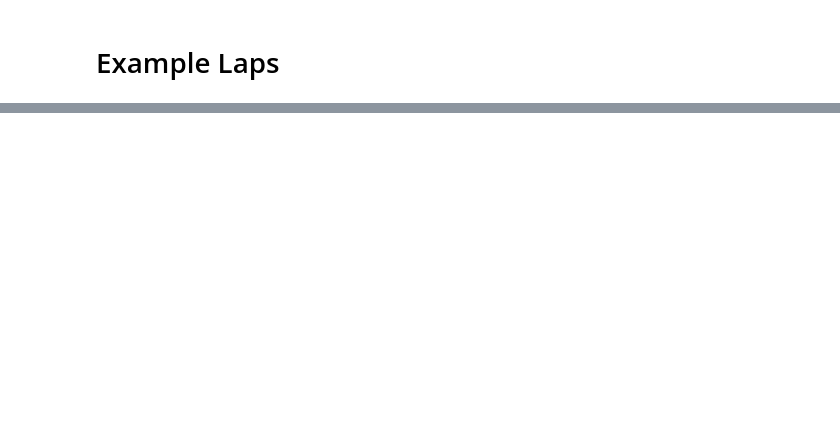
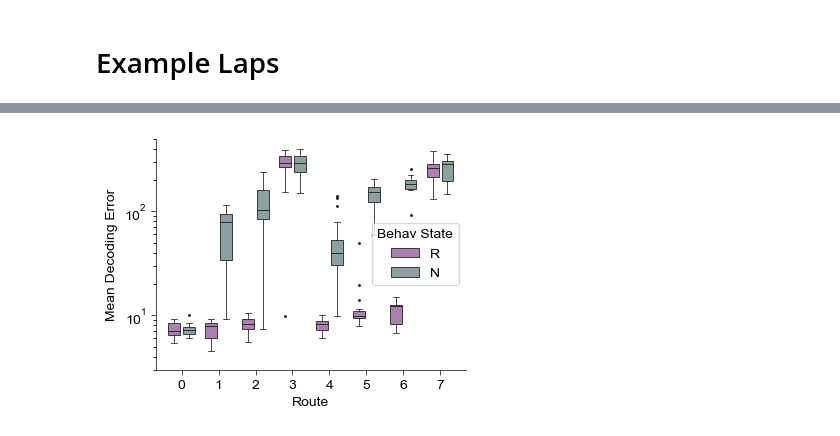
Before and after one commit to YAO-Shuyang/PlotFigures, a Jupyter notebook: NodeFigures/Fig0860 - Decoding Retrieval With GNB.ipynb, the cells around one changed output, grey strips where cells are left out. Drawn from its saved outputs; the diff is of its cells as text; code cells hidden in the pictures; blank space fills up the shorter version.

```diff
--- a/NodeFigures/Fig0860 - Decoding Retrieval With GNB.ipynb
+++ b/NodeFigures/Fig0860 - Decoding Retrieval With GNB.ipynb
@@ -534,11 +270,0 @@ print(neural_traj.shape)
-# %%
-pca = PCA(n_components=30)
-denoised_data = pca.fit_transform(trace['RawTraces'].T)#neural_traj.T)
-
-n_points = 15000
-n_components = 3
-
-"""
-with open(join(loc, "isomap_model_ntj.pkl"), 'rb') as handle:
-    isomap_model = pickle.load(handle)
-"""
@@ -660,0 +273,84 @@ for i in range(len(f2)):
+# %%
+
+if exists(join(figdata, f" {code_id} [Behavioral Retriev vs. Decoding Error].pkl")) == False:
+    BehavR_DecodErr = {
+        "MiceID": [],
+        "Session": [],
+        "Route": [],
+        "Mean Decoding Error": [],
+        "Behav State": []
+    }
+    session_convertor = {
+        10212: np.arange(-5, 2),
+        10224: np.arange(7),
+        10227: np.arange(-3, 4),
+        10232: np.arange(-1, 6)
+    }
+    for mouse in [10212, 10224, 10227, 10232]:
+        with open(join(dir_name, f"{mouse}.pkl"), 'rb') as f:
+            res = pickle.load(f)
+
+        smoothed_loss_traj = res['raw_smoothed_loss_traj']
+        hidden_state_traj = res['raw_hidden_state_traj']
+        session_traj = res['raw_session_traj']
+        route_traj = res['raw_route_traj']
+
+        for s in range(7):
+            for r in range(7):
+                idx = np.where((session_traj == s)&(route_traj == r))[0]
+
+                mean_loss_0 = np.nanmedian(smoothed_loss_traj[idx][hidden_state_traj[idx] == 0])
+                mean_loss_1 = np.nanmedian(smoothed_loss_traj[idx][hidden_state_traj[idx] == 1])
+
+                BehavR_DecodErr['MiceID'] += [mouse, mouse]
+                BehavR_DecodErr['Session'] += [s, s]
+                if session_convertor[mouse][s] >= 0 and r == 6:
+                    BehavR_DecodErr['Route'] += [r+1, r+1]
+                else:
+                    BehavR_DecodErr['Route'] += [r, r]
+
+                BehavR_DecodErr['Mean Decoding Error'] += [mean_loss_0, mean_loss_1]
+                BehavR_DecodErr['Behav State'] += ['R', 'N']
+
+    for k in BehavR_DecodErr.keys():
+        BehavR_DecodErr[k] = np.array(BehavR_DecodErr[k])
+
+    with open(join(figdata, f"{code_id} [Behavioral Retriev vs. Decoding Error].pkl"), 'wb') as f:
+        pickle.dump(BehavR_DecodErr, f)
+
+    BehavR_DecodErr = pd.DataFrame(BehavR_DecodErr)
+    BehavR_DecodErr.to_excel(join(figdata, f"{code_id} [Behavioral Retriev vs. Decoding Error].xlsx"), index=False)
+    print(len(BehavR_DecodErr))
+else:
+    with open(join(figdata, f"{code_id} [Behavioral Retriev vs. Decoding Error].pkl"), 'rb') as f:
+        BehavR_DecodErr = pickle.load(f)
+
+fig = plt.figure(figsize=(4, 3))
+ax = Clear_Axes(plt.axes(), close_spines=['top', 'right'], ifxticks=True, ifyticks=True)
+bbox = sns.boxplot(
+    x='Route',
+    y='Mean Decoding Error',
+    data=BehavR_DecodErr,
+    linecolor='black',
+    linewidth=0.5,
+    hue='Behav State',
+    palette=BehavRetrievPalette,
+    fliersize=1,
+    gap=0.2,
+    saturation=0.5,
+)
+for b in bbox.artists:
+    b.set_linewidth(0)
+
+ax.set_ylim(3, 500)
+ax.semilogy()
+ax.set_xlim(-0.7, 7.7)
+plt.savefig(join(loc, "Behav Retrieval vs. Decoding Error.png"), dpi=600)
+plt.savefig(join(loc, "Behav Retrieval vs. Decoding Error.svg"), dpi=600)
+plt.show()
+
+for r in range(8):
+    idx0 = np.where((BehavR_DecodErr['Route'] == r)&(BehavR_DecodErr['Behav State'] == 'R'))[0]
+    idx1 = np.where((BehavR_DecodErr['Route'] == r)&(BehavR_DecodErr['Behav State'] == 'N'))[0]
+    print(f"Route {r}: {ttest_rel(BehavR_DecodErr['Mean Decoding Error'][idx0], BehavR_DecodErr['Mean Decoding Error'][idx1])}")
+# %% [output]
@@ -660,0 +358 @@ for i in range(len(f2)):
+[figure, added]
```
Also changed, not shown: parts of 29 cells of this notebook, 7 other files.
